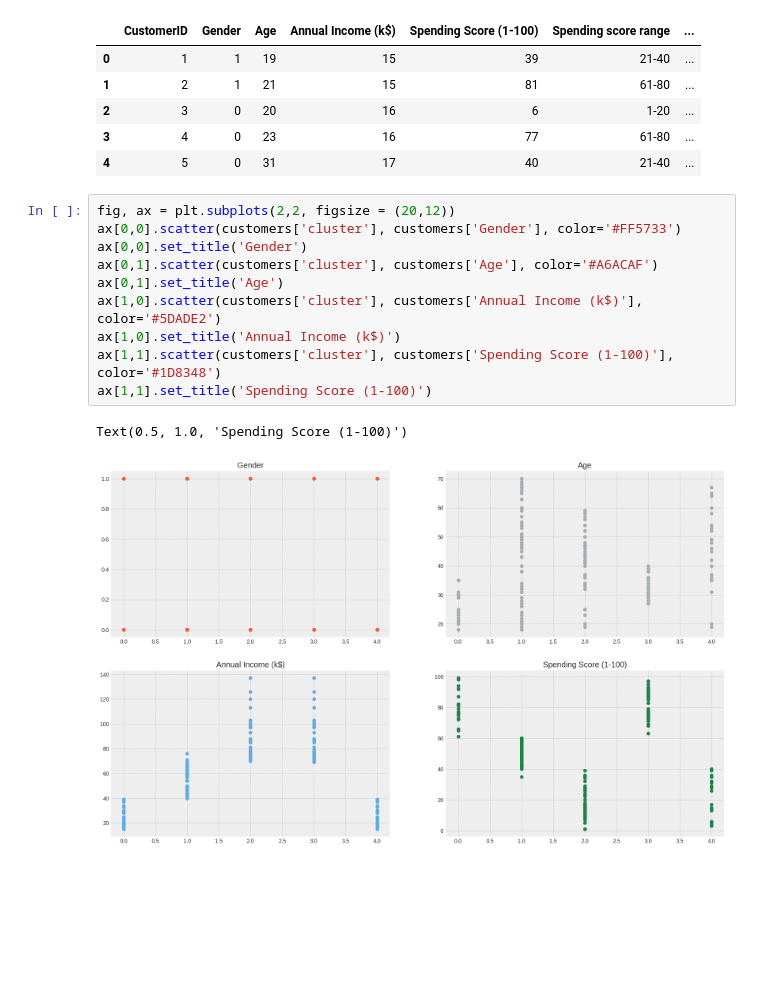
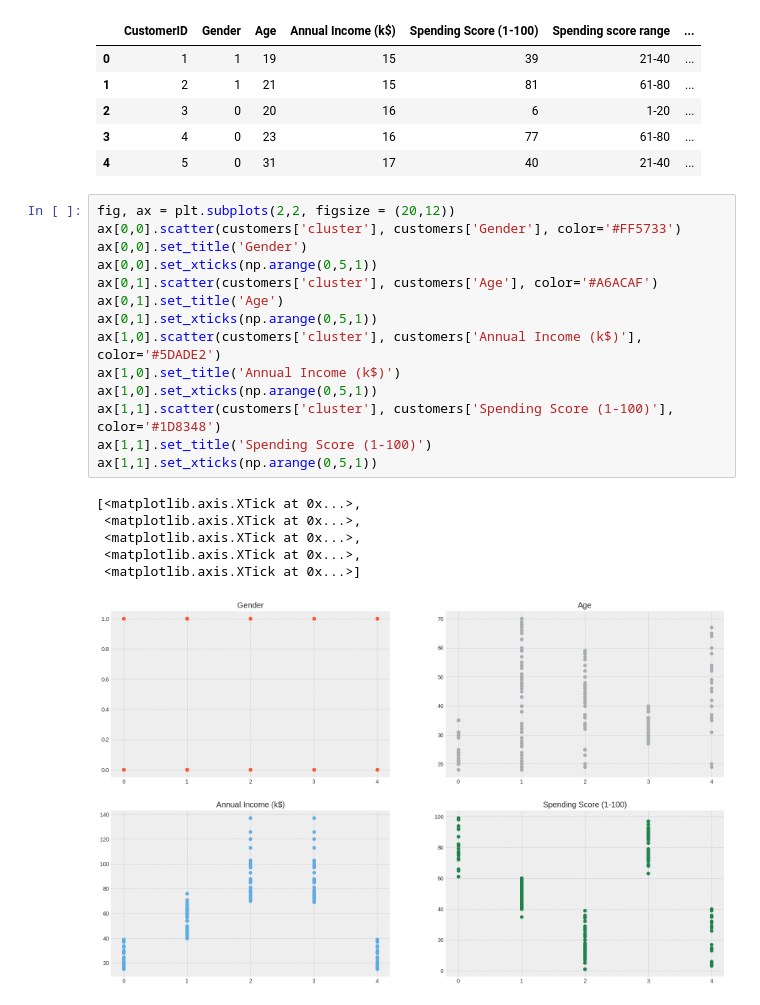
Before and after one commit to KamilShape/customer_segmentation, a Jupyter notebook: customer_segmentation.ipynb, the cells around one changed output. Saved outputs shown, nothing was run; the diff lists cells and outputs as text; blank space fills up the shorter version.

Commit message:
change ticks on charts

```diff
--- a/customer_segmentation.ipynb
+++ b/customer_segmentation.ipynb
@@ -208,13 +208,21 @@ customers.head()
 # %%
 fig, ax = plt.subplots(2,2, figsize = (20,12))
 ax[0,0].scatter(customers['cluster'], customers['Gender'], color='#FF5733')
 ax[0,0].set_title('Gender')
+ax[0,0].set_xticks(np.arange(0,5,1))
 ax[0,1].scatter(customers['cluster'], customers['Age'], color='#A6ACAF')
 ax[0,1].set_title('Age')
+ax[0,1].set_xticks(np.arange(0,5,1))
 ax[1,0].scatter(customers['cluster'], customers['Annual Income (k$)'], color='#5DADE2')
 ax[1,0].set_title('Annual Income (k$)')
+ax[1,0].set_xticks(np.arange(0,5,1))
 ax[1,1].scatter(customers['cluster'], customers['Spending Score (1-100)'], color='#1D8348')
 ax[1,1].set_title('Spending Score (1-100)')
+ax[1,1].set_xticks(np.arange(0,5,1))
 # %% [output]
-Text(0.5, 1.0, 'Spending Score (1-100)')
+[<matplotlib.axis.XTick at 0x...>,
+ <matplotlib.axis.XTick at 0x...>,
+ <matplotlib.axis.XTick at 0x...>,
+ <matplotlib.axis.XTick at 0x...>,
+ <matplotlib.axis.XTick at 0x...>]
-[figure, old version]
+[figure, new version]
```
